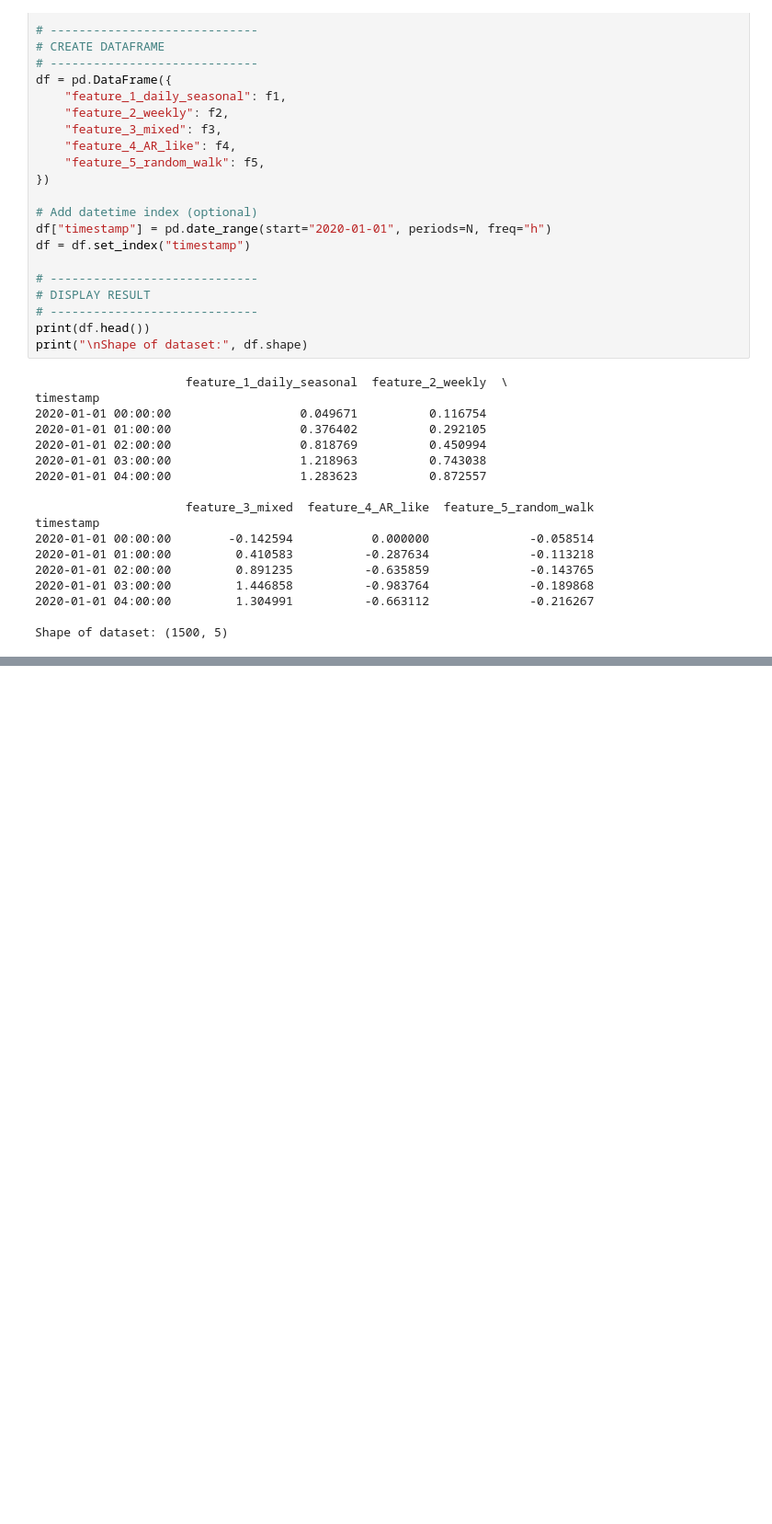
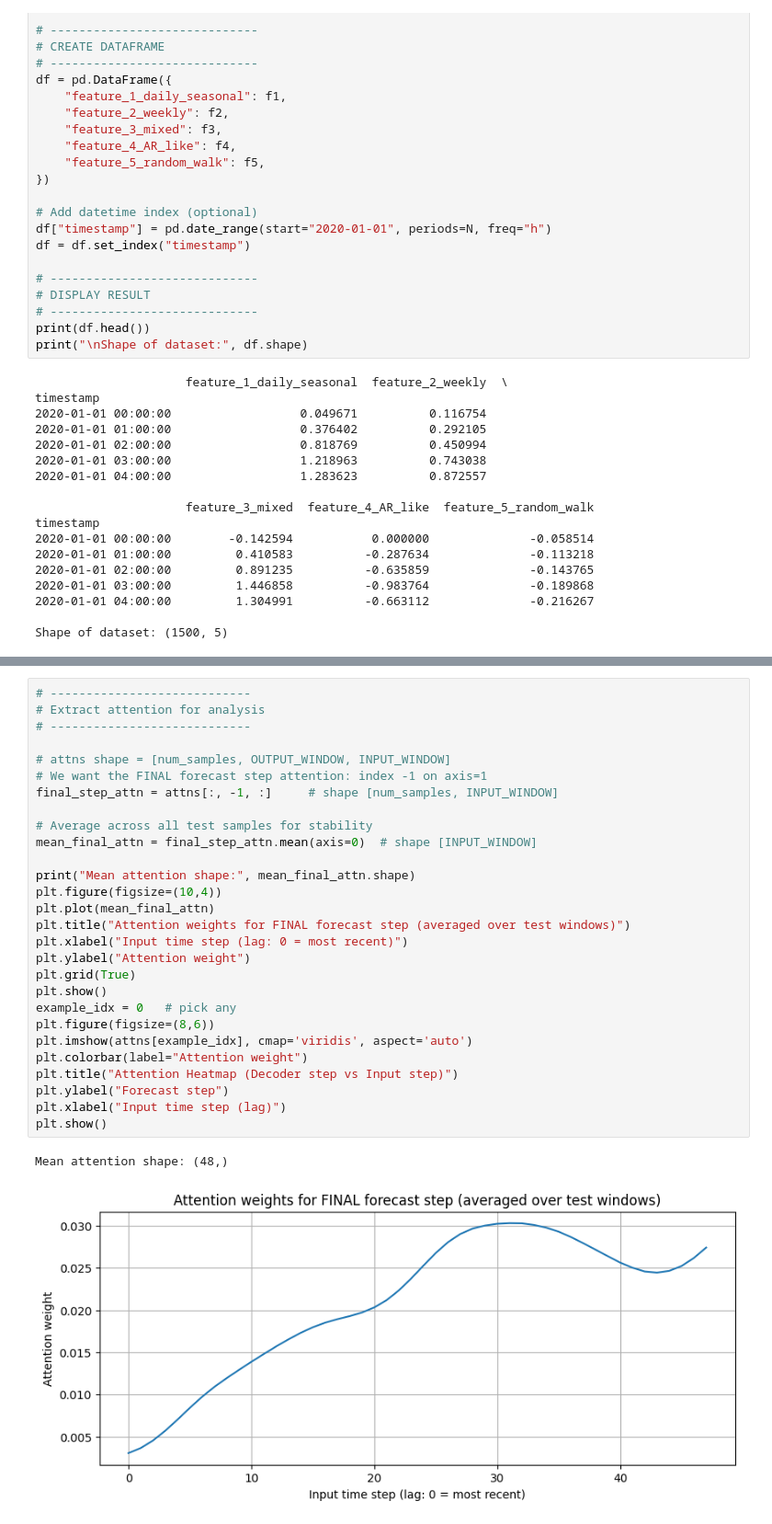
Before and after one commit to lyfhappie-coder/codemagaziny, a Jupyter notebook: Untitled37.ipynb, the cells around one changed output, grey strips where cells are left out. Shown: that part at 92% size. Drawn from its saved outputs; the diff is of its cells as text; blank space fills up the shorter version.

```diff
--- a/Untitled37.ipynb
+++ b/Untitled37.ipynb
@@ -104,0 +860,31 @@ Shape of dataset: (1500, 5)
+# %%
+# ----------------------------
+# Extract attention for analysis
+# ----------------------------
+
+# attns shape = [num_samples, OUTPUT_WINDOW, INPUT_WINDOW]
+# We want the FINAL forecast step attention: index -1 on axis=1
+final_step_attn = attns[:, -1, :]     # shape [num_samples, INPUT_WINDOW]
+
+# Average across all test samples for stability
+mean_final_attn = final_step_attn.mean(axis=0)  # shape [INPUT_WINDOW]
+
+print("Mean attention shape:", mean_final_attn.shape)
+plt.figure(figsize=(10,4))
+plt.plot(mean_final_attn)
+plt.title("Attention weights for FINAL forecast step (averaged over test windows)")
+plt.xlabel("Input time step (lag: 0 = most recent)")
+plt.ylabel("Attention weight")
+plt.grid(True)
+plt.show()
+example_idx = 0   # pick any
+plt.figure(figsize=(8,6))
+plt.imshow(attns[example_idx], cmap='viridis', aspect='auto')
+plt.colorbar(label="Attention weight")
+plt.title("Attention Heatmap (Decoder step vs Input step)")
+plt.ylabel("Forecast step")
+plt.xlabel("Input time step (lag)")
+plt.show()
+# %% [output]
+Mean attention shape: (48,)
+[figure, added]
```
Also changed, not shown: parts of 4 cells of this notebook.
